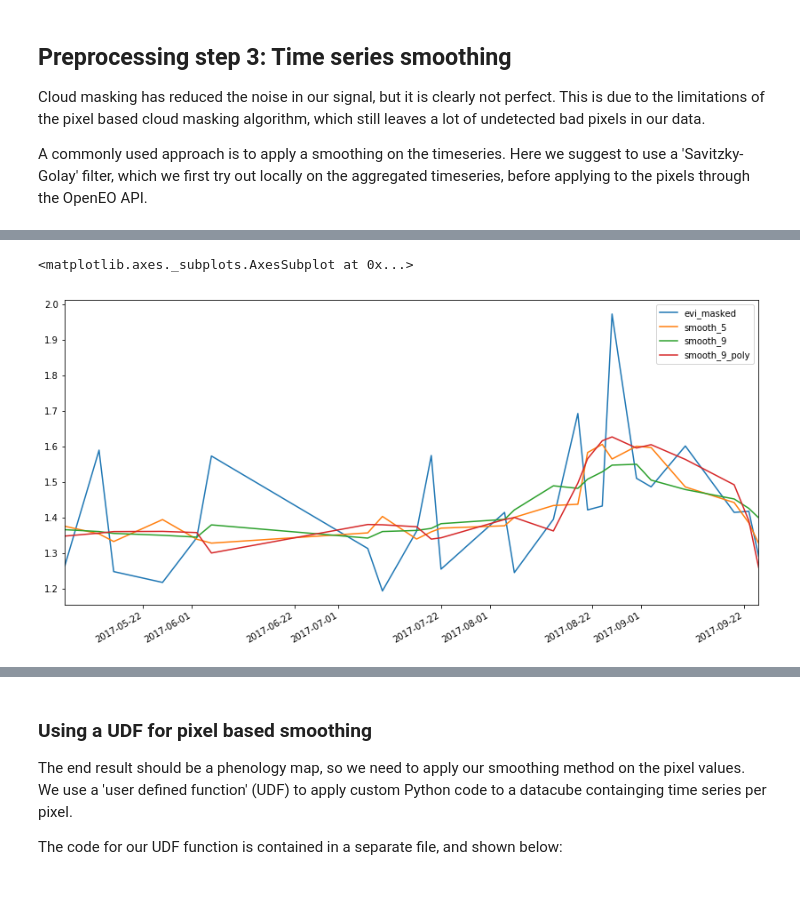
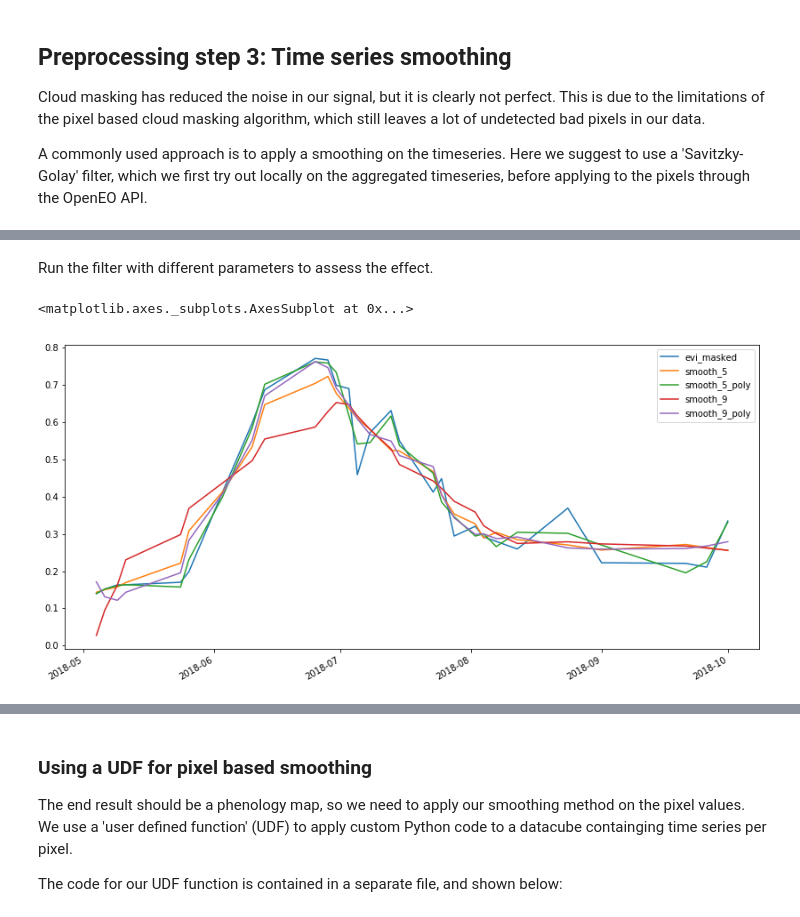
Before and after one commit to Open-EO/openeo-processes, a Jupyter notebook: examples/phenology-uc2/Phenology.ipynb, the cells around one changed output, grey strips where cells are left out. Saved outputs shown, nothing was run; the diff lists cells and outputs as text; code cells hidden in the pictures; blank space fills up the shorter version.

```diff
--- a/examples/phenology-uc2/Phenology.ipynb
+++ b/examples/phenology-uc2/Phenology.ipynb
@@ -133,0 +130,8 @@ mask
+# %%
+def makekernel(iwindowsize):
+            kernel_vect = scipy.signal.windows.gaussian(iwindowsize, std = iwindowsize/6.0, sym=True)
+            kernel = np.outer(kernel_vect, kernel_vect)
+            kernel = kernel / kernel.sum()
+            return kernel
+
+plt.imshow(makekernel(31))
@@ -133,0 +141,2 @@ mask
+# %%
+mask_extended = mask.apply_kernel(makekernel(29)) > 0.1
@@ -188,5 +175,5 @@ print(json.dumps(s2_radiometry.date_range_filter(date,date).mask(rastermask=mask
 # %%
-evi_cube_masked = evi_cube.mask(rastermask=mask.date_range_filter(start,end),replacement=np.nan)
+evi_cube_masked = evi_cube.mask(rastermask=mask_extended.date_range_filter(start,end),replacement=np.nan)
 # %% [markdown]
 #### Creating a viewing service
 
@@ -221,5 +213,7 @@ Name: evi_raw, dtype: float64
 # %%
 timeseries_masked_dc = evi_cube_masked.polygonal_mean_timeseries(polygon)
-timeseries_masked = pd.Series(timeseries_masked_dc.execute(),name='evi_masked')
+timeseries_masked = pd.Series(timeseries_masked_dc.execute())
+timeseries_masked = timeseries_masked.apply(pd.Series)
+timeseries_masked.columns = ["evi_masked"]
 timeseries_masked.head(15)
 # %% [output]
@@ -270,10 +311,13 @@ timeseries_masked.interpolate(axis=0).plot(figsize=(14,7))
+# %% [markdown]
+Run the filter with different parameters to assess the effect.
 # %%
 from scipy.signal import savgol_filter
 smooth_ts = pd.DataFrame(timeseries_masked.dropna())
 smooth_ts['smooth_5'] = savgol_filter(smooth_ts.evi_masked, 5, 1)
+smooth_ts['smooth_5_poly'] = savgol_filter(smooth_ts.evi_masked, 5, 2)
 smooth_ts['smooth_9'] = savgol_filter(smooth_ts.evi_masked, 9, 1)
 smooth_ts['smooth_9_poly'] = savgol_filter(smooth_ts.evi_masked, 9, 2)
 smooth_ts.plot(figsize=(14,7))
 # %% [output]
 <matplotlib.axes._subplots.AxesSubplot at 0x...>
-[figure, old version]
+[figure, new version]
```
Also changed, not shown: parts of 25 cells of this notebook, 3 other files.
